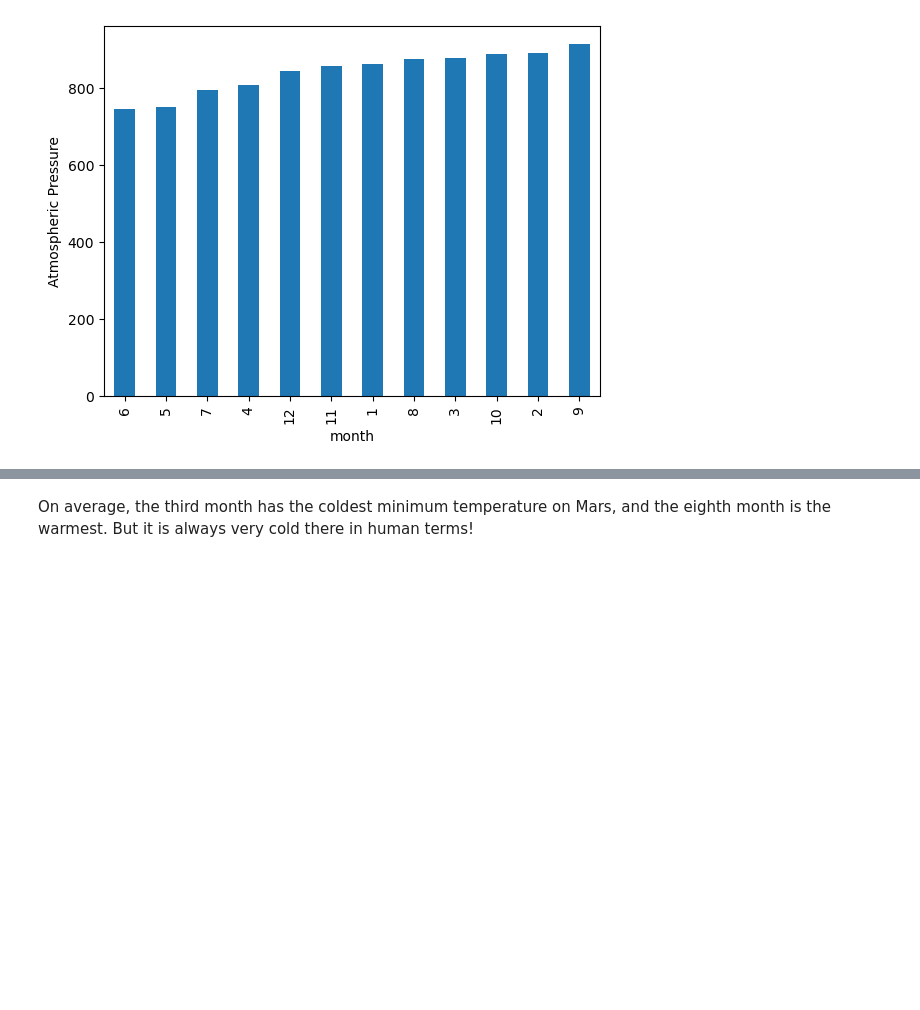
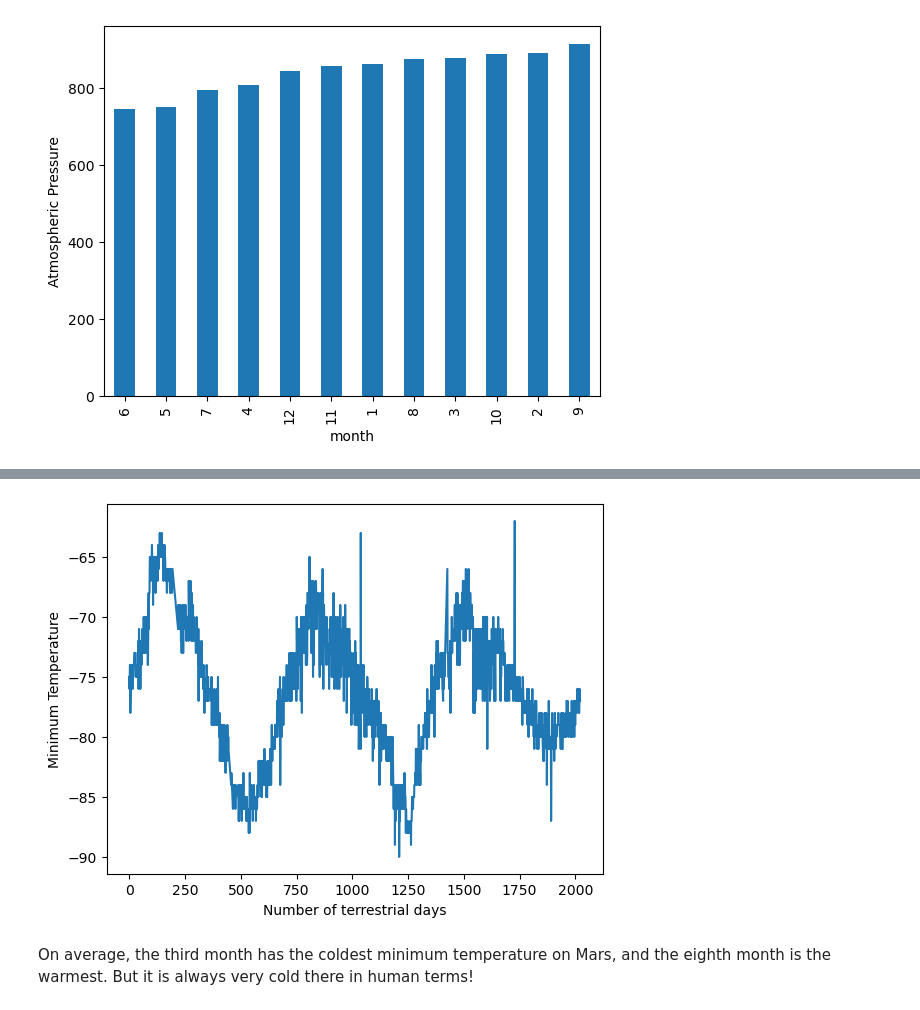
Before and after one commit to enumerbs/Module11-Challenge-Data-Collection, a Jupyter notebook: Part2_MarsWeather/part_2_mars_weather.ipynb, the cells around one changed output, grey strips where cells are left out. Cells and saved outputs as stored; diff of their text form; code cells hidden in the pictures; blank space fills up the shorter version.

Commit message:
feat: implement Notebook steps 5 and 6 for 'Part 2: Scrape and Analyse Mars Weather Data'

```diff
--- a/Part2_MarsWeather/part_2_mars_weather.ipynb
+++ b/Part2_MarsWeather/part_2_mars_weather.ipynb
@@ -72,7 +72,7 @@ for r, row in enumerate(rows):
         mars_data_rows.append(mars_data_values)
 # %%
 # Create a Pandas DataFrame by using the list of rows and a list of the column names
-df = pd.DataFrame(mars_temperature_rows)
+df = pd.DataFrame(mars_data_rows)
 df.columns = mars_column_names
 # %%
 # Confirm DataFrame was created successfully
@@ -217,3 +229,16 @@ Name: pressure, dtype: float64
+# %%
+# 5. How many terrestrial (earth) days are there in a Martian year?
+
+# Augment the existing data with the relative number of terrestrial days
+min_date = df["terrestrial_date"].min()
+df["relative_terrestrial_days"] = (df["terrestrial_date"] - min_date).dt.days
+
+ax = df.plot(x="relative_terrestrial_days", y="min_temp", legend=False)
+ax.set_ylabel("Minimum Temperature")
+ax.set_xlabel("Number of terrestrial days")
+plt.show()
+# %% [output]
+[figure, added]
 # %% [markdown]
 On average, the third month has the coldest minimum temperature on Mars, and the eighth month is the warmest. But it is always very cold there in human terms!
 # %% [markdown]
```
Also changed, not shown: parts of 10 cells of this notebook, 1 other file.
